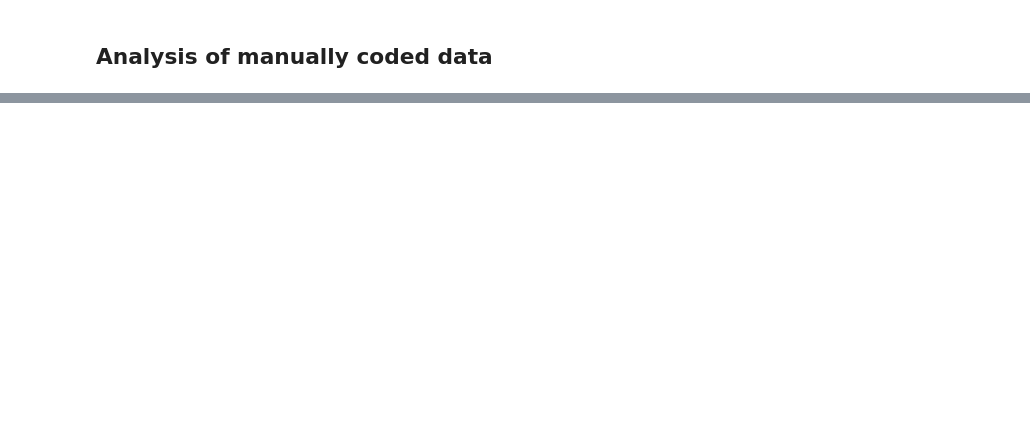
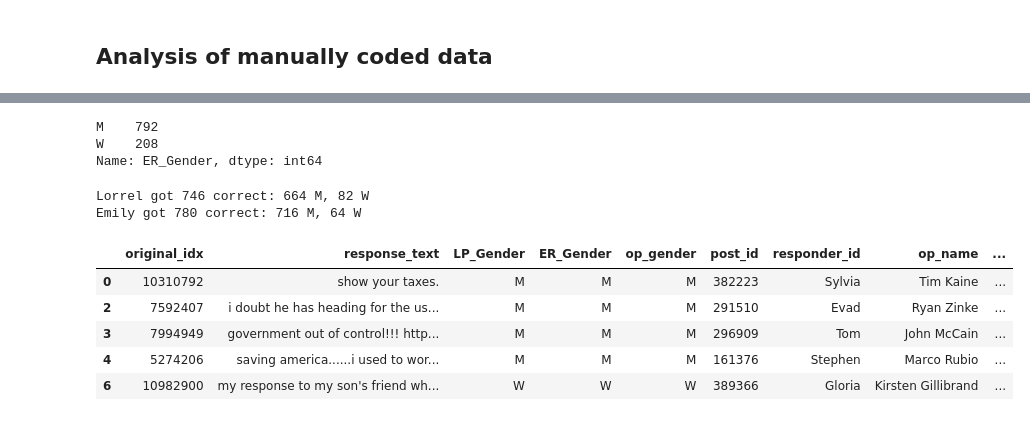
Before and after one commit to emrapport/w266-final-project, a Jupyter notebook: modeling/sample_1000.ipynb, the cells around one changed output, grey strips where cells are left out. Drawn from its saved outputs; the diff is of its cells as text; code cells hidden in the pictures; blank space fills up the shorter version.

```diff
--- a/modeling/sample_1000.ipynb
+++ b/modeling/sample_1000.ipynb
@@ -235,0 +90,6 @@ LP_false_F.head(10)
+# %%
+sample_1000.ER_Gender.value_counts()
+# %% [output]
+M    792
+W    208
+Name: ER_Gender, dtype: int64
@@ -235,0 +103,20 @@ LP_false_F.head(10)
+# %%
+gender_counts_LP = LP_correct.LP_Gender.value_counts()
+gender_counts_ER = ER_correct.ER_Gender.value_counts()
+
+print('Lorrel got {} correct: {} M, {} W'.format(len(LP_correct),gender_counts_LP[0],gender_counts_LP[1]))
+print('Emily got {} correct: {} M, {} W'.format(len(ER_correct),gender_counts_ER[0],gender_counts_ER[1]))
+# %% [output]
+Lorrel got 746 correct: 664 M, 82 W
+Emily got 780 correct: 716 M, 64 W
+# %%
+both_correct = LP_correct[LP_correct['LP_Gender']==LP_correct['ER_Gender']]
+# %%
+both_correct.head()
+# %% [output]
+|  | original_idx | response_text | LP_Gender | ER_Gender | op_gender | post_id | responder_id | op_name | ... |
+| 0 | 10310792 | show your taxes. | M | M | M | 382223 | Sylvia | Tim Kaine | ... |
+| 2 | 7592407 | i doubt he has heading for the us... | M | M | M | 291510 | Evad | Ryan Zinke | ... |
+| 3 | 7994949 | government out of control!!! http... | M | M | M | 296909 | Tom | John McCain | ... |
+| 4 | 5274206 | saving america......i used to wor... | M | M | M | 161376 | Stephen | Marco Rubio | ... |
+| 6 | 10982900 | my response to my son's friend wh... | W | W | W | 389366 | Gloria | Kirsten Gillibrand | ... |
```
Also changed, not shown: parts of 36 cells of this notebook.
